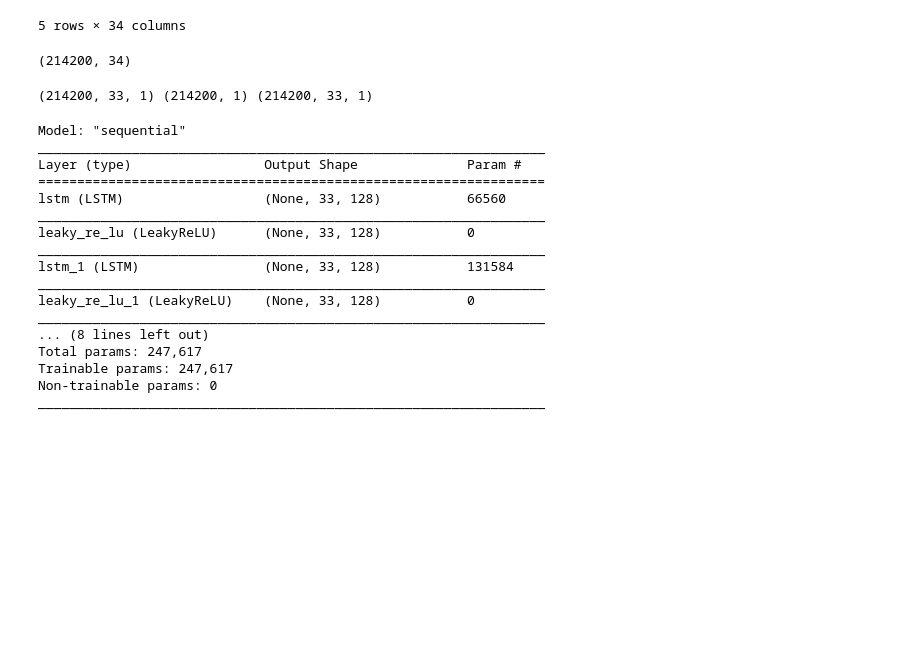
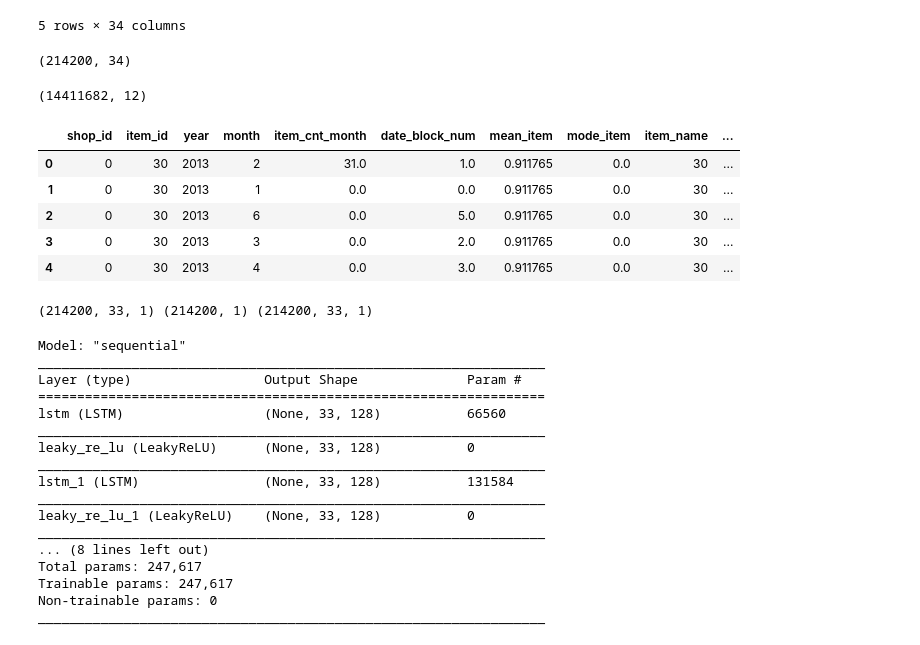
Before and after one commit to the-chiefdom/Predict_Future_Sales, a Jupyter notebook: 04.ipynb, the cells around one changed output. Cells and saved outputs as stored; diff of their text form; code cells hidden in the pictures; blank space fills up the shorter version.

```diff
--- a/04.ipynb
+++ b/04.ipynb
@@ -79,6 +88,19 @@ dataset.head()
 dataset.shape
 # %% [output]
 (214200, 34)
+# %%
+train.shape
+# %% [output]
+(14411682, 12)
+# %%
+train.head()
+# %% [output]
+|  | shop_id | item_id | year | month | item_cnt_month | date_block_num | mean_item | mode_item | item_name | ... |
+| 0 | 0 | 30 | 2013 | 2 | 31.0 | 1.0 | 0.911765 | 0.0 | 30 | ... |
+| 1 | 0 | 30 | 2013 | 1 | 0.0 | 0.0 | 0.911765 | 0.0 | 30 | ... |
+| 2 | 0 | 30 | 2013 | 6 | 0.0 | 5.0 | 0.911765 | 0.0 | 30 | ... |
+| 3 | 0 | 30 | 2013 | 3 | 0.0 | 2.0 | 0.911765 | 0.0 | 30 | ... |
+| 4 | 0 | 30 | 2013 | 4 | 0.0 | 3.0 | 0.911765 | 0.0 | 30 | ... |
 # %%
 # X we will keep all columns execpt the last one
 X_train = np.expand_dims(dataset.values[:,:-1],axis = 2)
```
Also changed, not shown: parts of 5 cells of this notebook.
